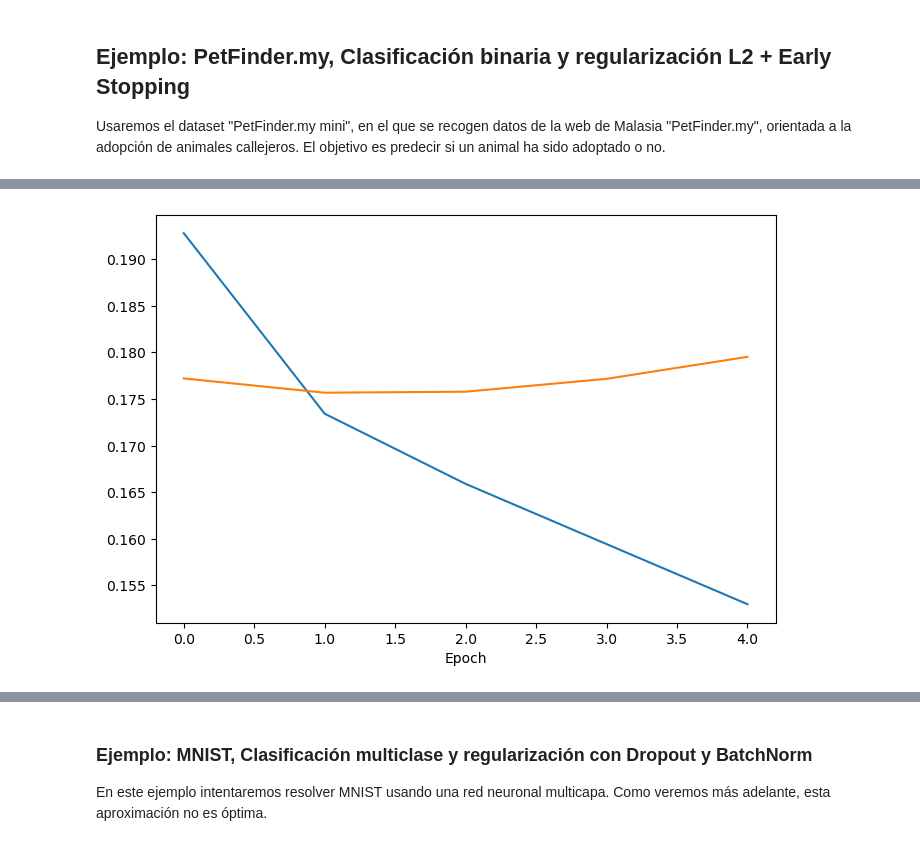
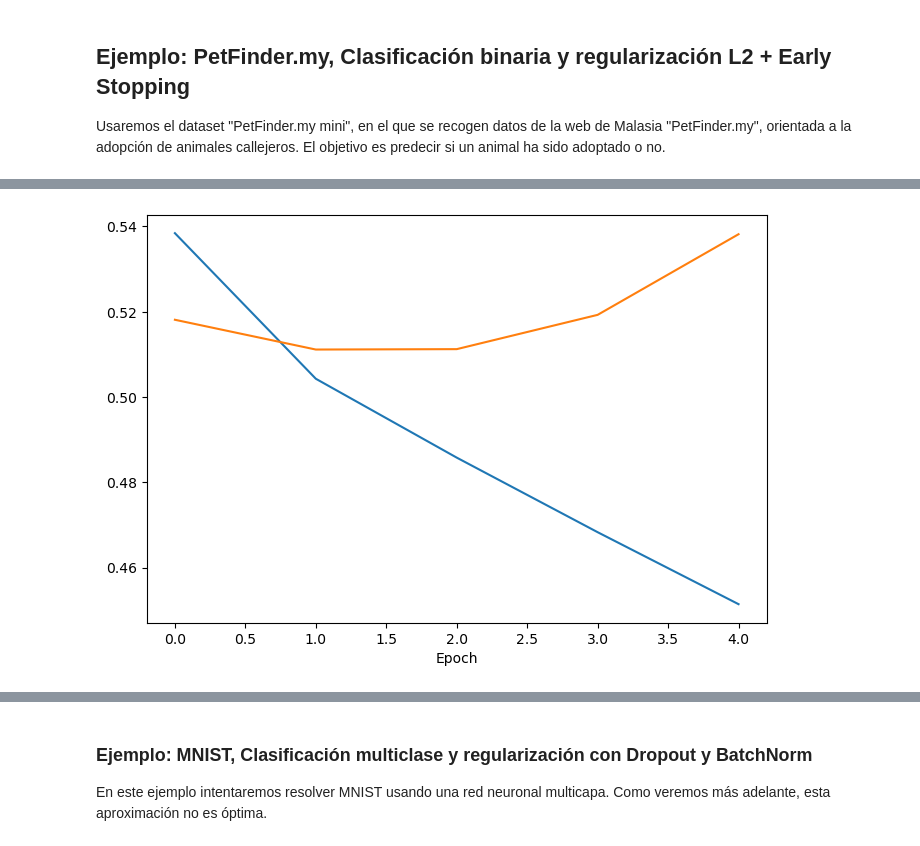
Before and after one commit to AlexRF14/IA-Prolog, a Jupyter notebook: TINO/ML/5-neural_nets.ipynb, the cells around one changed output, grey strips where cells are left out. Drawn from its saved outputs; the diff is of its cells as text; code cells hidden in the pictures.

```diff
--- a/TINO/ML/5-neural_nets.ipynb
+++ b/TINO/ML/5-neural_nets.ipynb
@@ -146,12 +148,12 @@ model = keras.Sequential([
         keras.layers.Dense(256, activation="relu", kernel_regularizer=regularizers.L2(l2=1e-5)),
         # !!!!!!!!!!!!!!!!!!!!!! Change the activation !!!!!!!!!!!!!!!!!!!!!!
         # !!!!!!!!!!!!!!!!!!!!!! It is sooooo wrong !!!!!!!!!!!!!!!!!!!!!!
-        keras.layers.Dense(1, activation=None),
+        keras.layers.Dense(1, activation="sigmoid"),
 ])
 # !!!!!! Change the loss function !!!!!!
 # !!!!!! It is sooooo wrong !!!!!!
 model.compile(optimizer=keras.optimizers.Adam(learning_rate=1e-3),
-              loss="mse",
+              loss="binary_crossentropy",
               metrics=["accuracy"]
 )
 
@@ -190 +192 @@ Epoch 5/10
-[figure, old version]
+[figure, new version]
```
Also changed, not shown: parts of 5 cells of this notebook, 3 other files.
